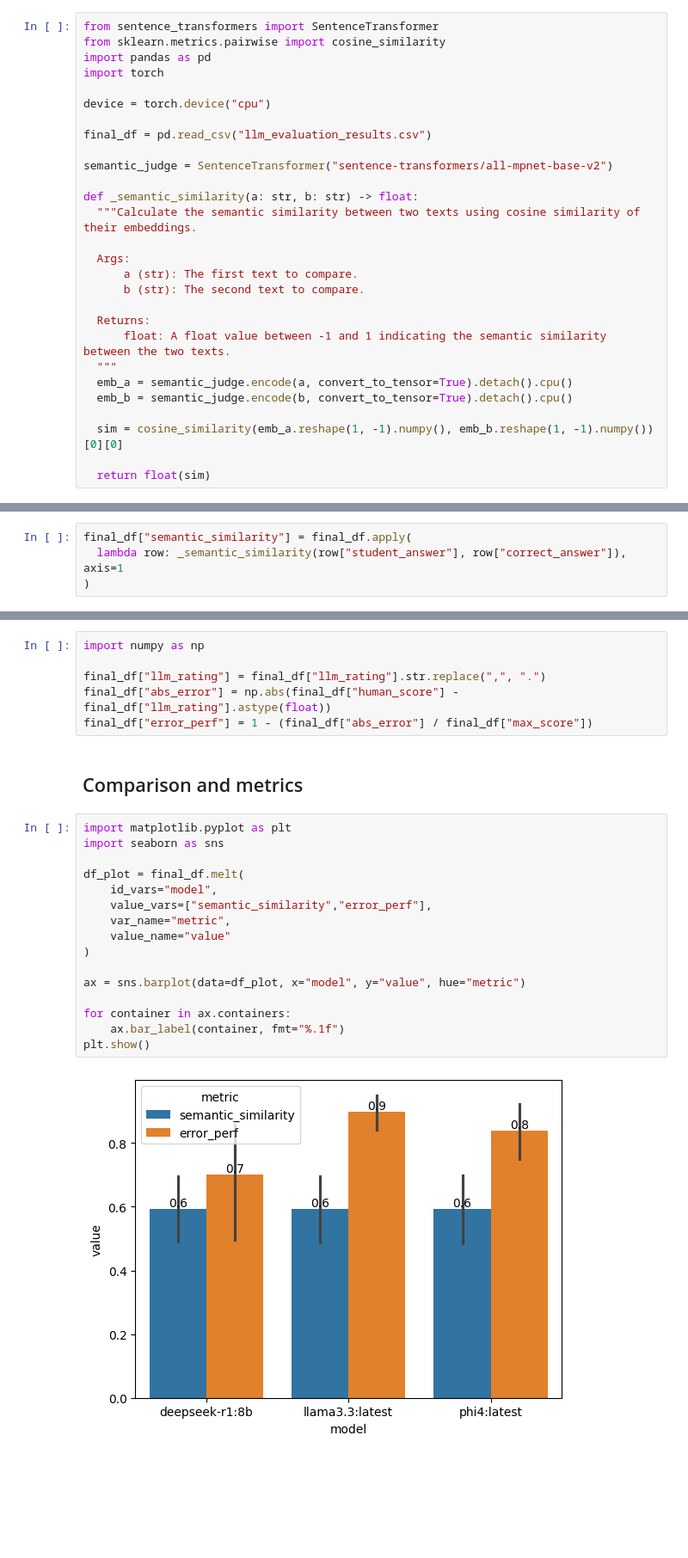
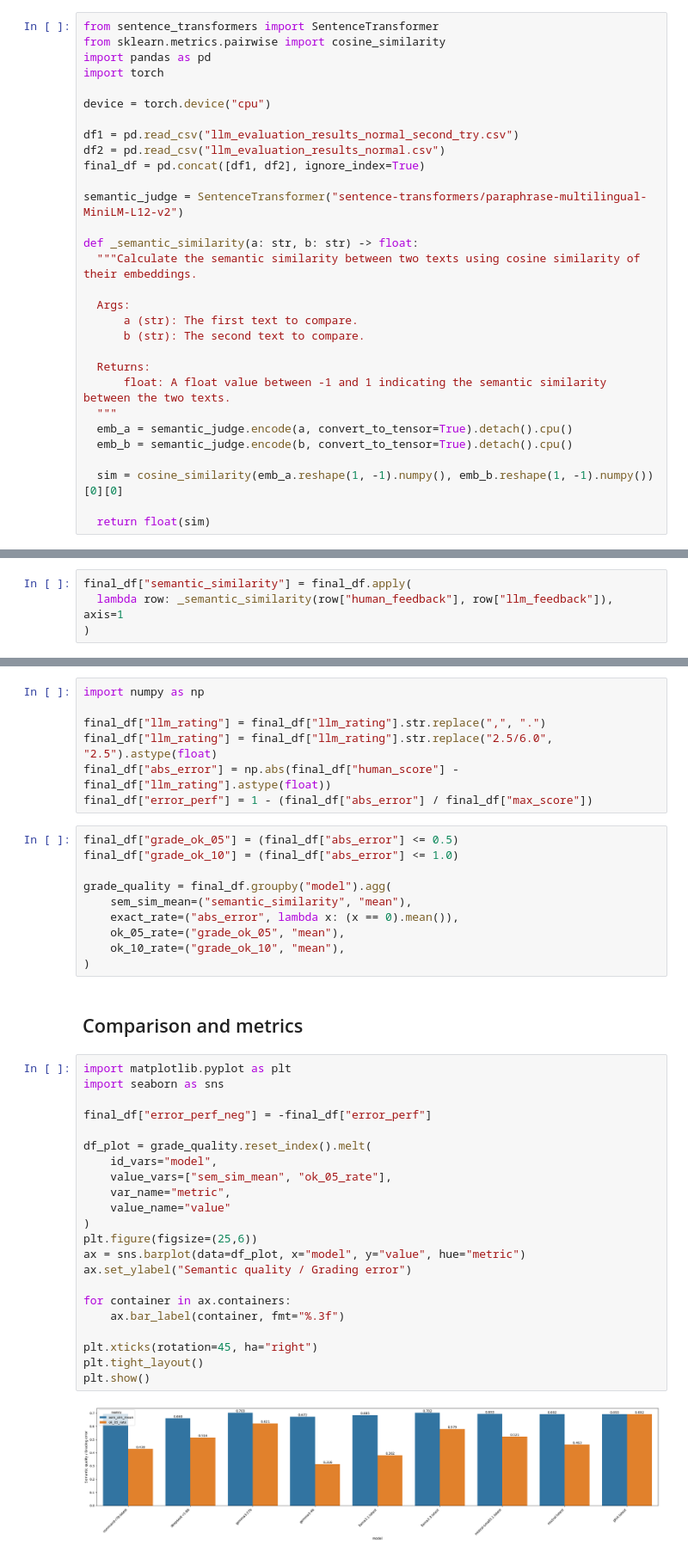
Before and after one commit to mauricehaas/EchoLearn, a Jupyter notebook: backend/llm_evaluation/evaluation_llm_exam_judge.ipynb, the cells around one changed output, grey strips where cells are left out. Shown at 86% size. Saved outputs shown, nothing was run; the diff lists cells and outputs as text; blank space fills up the shorter version.

Commit message:
llm evaluation notebooks and datasets

```diff
--- a/backend/llm_evaluation/evaluation_llm_exam_judge.ipynb
+++ b/backend/llm_evaluation/evaluation_llm_exam_judge.ipynb
@@ -157,9 +170,11 @@ import torch
 
 device = torch.device("cpu")
 
-final_df = pd.read_csv("llm_evaluation_results.csv")
+df1 = pd.read_csv("llm_evaluation_results_normal_second_try.csv")
+df2 = pd.read_csv("llm_evaluation_results_normal.csv")
+final_df = pd.concat([df1, df2], ignore_index=True)
 
-semantic_judge = SentenceTransformer("sentence-transformers/all-mpnet-base-v2")
+semantic_judge = SentenceTransformer("sentence-transformers/paraphrase-multilingual-MiniLM-L12-v2")
 
 def _semantic_similarity(a: str, b: str) -> float:
   """Calculate the semantic similarity between two texts using cosine similarity of their embeddings.
@@ -367,4 +390,4 @@ agg
 # %%
 final_df["semantic_similarity"] = final_df.apply(
-  lambda row: _semantic_similarity(row["student_answer"], row["correct_answer"]), axis=1
+  lambda row: _semantic_similarity(row["human_feedback"], row["llm_feedback"]), axis=1
 )
@@ -374,25 +592,42 @@ final_df["semantic_similarity"] = final_df.apply(
 import numpy as np
 
 final_df["llm_rating"] = final_df["llm_rating"].str.replace(",", ".")
+final_df["llm_rating"] = final_df["llm_rating"].str.replace("2.5/6.0", "2.5").astype(float)
 final_df["abs_error"] = np.abs(final_df["human_score"] - final_df["llm_rating"].astype(float))
 final_df["error_perf"] = 1 - (final_df["abs_error"] / final_df["max_score"])
+# %%
+final_df["grade_ok_05"] = (final_df["abs_error"] <= 0.5)
+final_df["grade_ok_10"] = (final_df["abs_error"] <= 1.0)
+
+grade_quality = final_df.groupby("model").agg(
+    sem_sim_mean=("semantic_similarity", "mean"),
+    exact_rate=("abs_error", lambda x: (x == 0).mean()),
+    ok_05_rate=("grade_ok_05", "mean"),
+    ok_10_rate=("grade_ok_10", "mean"),
+)
 # %% [markdown]
 ## Comparison and metrics
 # %%
 import matplotlib.pyplot as plt
 import seaborn as sns
 
-df_plot = final_df.melt(
+final_df["error_perf_neg"] = -final_df["error_perf"]
+
+df_plot = grade_quality.reset_index().melt(
     id_vars="model",
-    value_vars=["semantic_similarity","error_perf"],
+    value_vars=["sem_sim_mean", "ok_05_rate"],
     var_name="metric",
     value_name="value"
 )
-
+plt.figure(figsize=(25,6))
 ax = sns.barplot(data=df_plot, x="model", y="value", hue="metric")
+ax.set_ylabel("Semantic quality / Grading error")
 
 for container in ax.containers:
-    ax.bar_label(container, fmt="%.1f")
+    ax.bar_label(container, fmt="%.3f")
+
+plt.xticks(rotation=45, ha="right")
+plt.tight_layout()
 plt.show()
 # %% [output]
-[figure, old version]
+[figure, new version]
```
Also changed, not shown: parts of 17 cells of this notebook, 6 other files.
